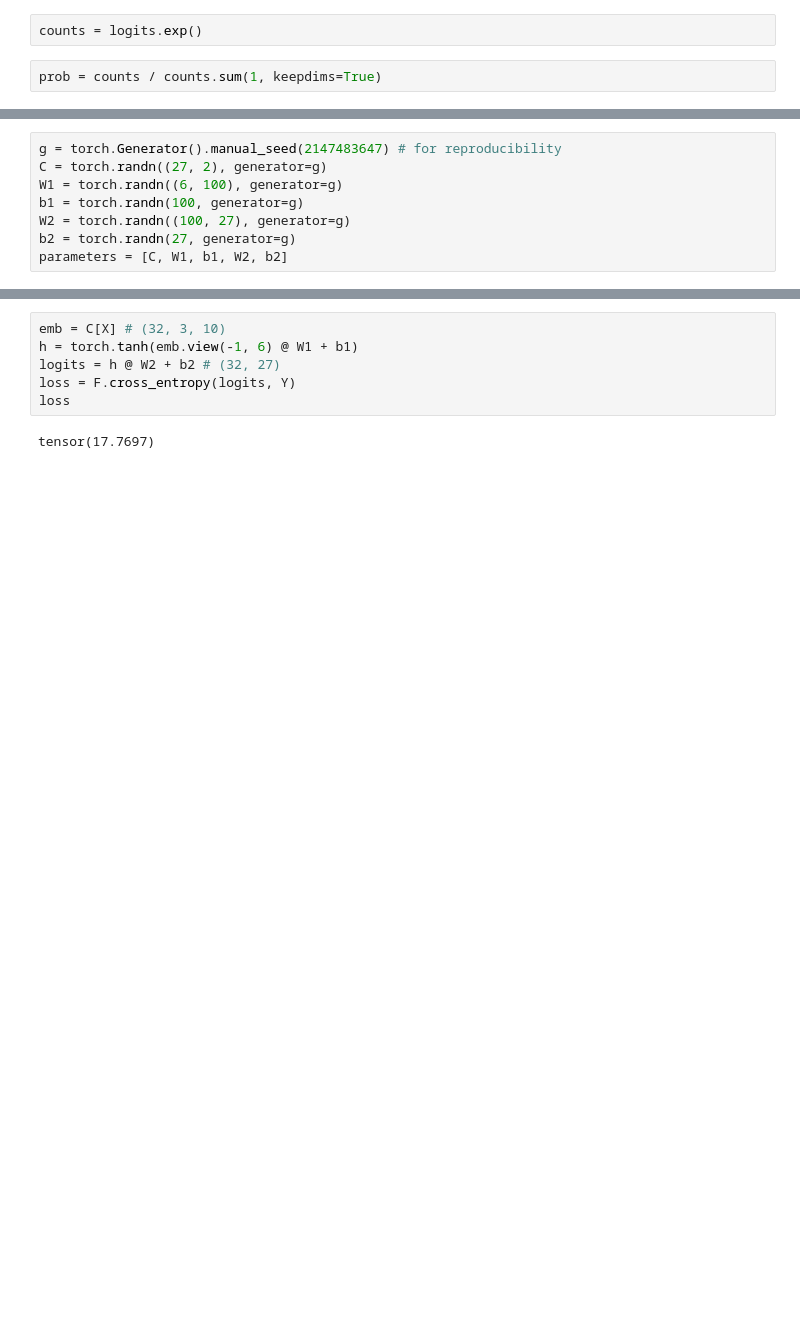
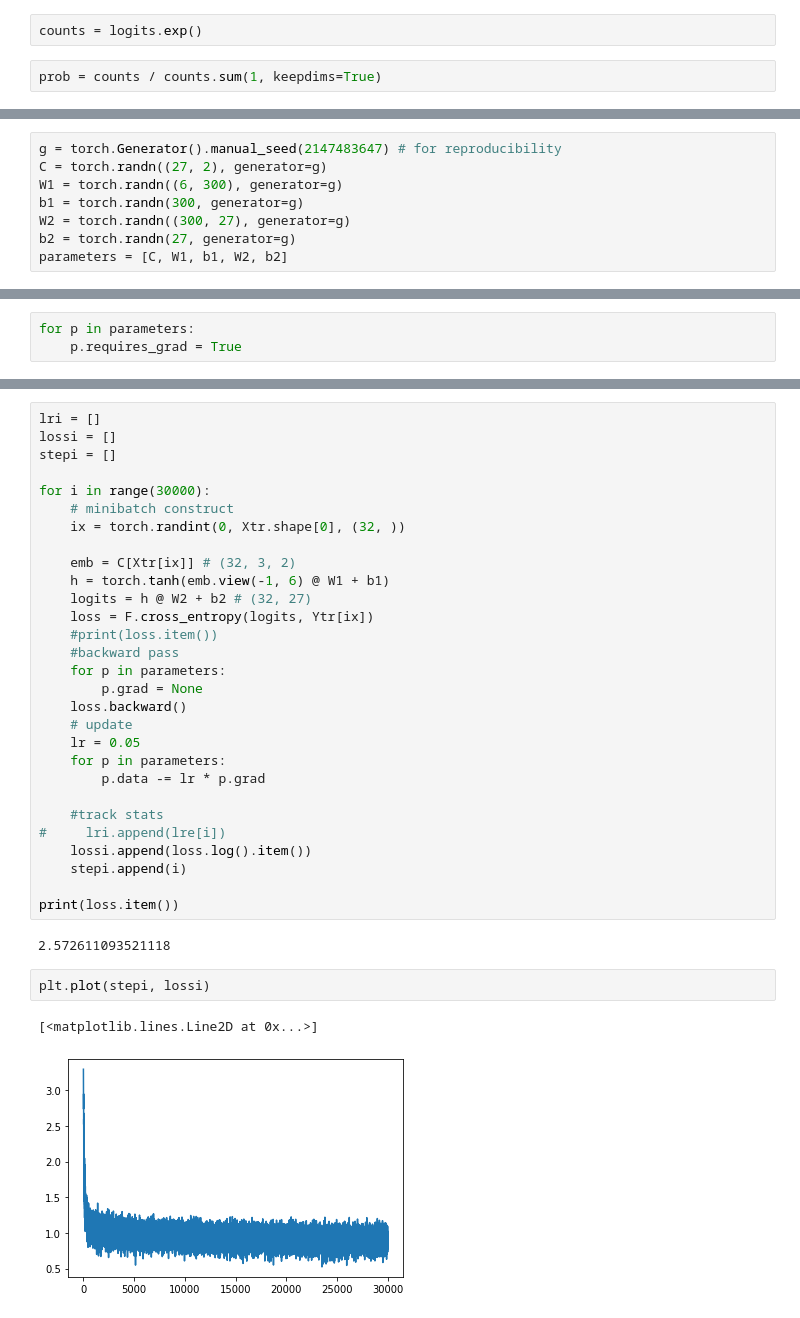
Before and after one commit to Meta-Sean/nn-zero-to-hero, a Jupyter notebook: follow-along/makemore_pt2.ipynb, the cells around one changed output, grey strips where cells are left out. Saved outputs shown, nothing was run; the diff lists cells and outputs as text; blank space fills up the shorter version.

```diff
--- a/follow-along/makemore_pt2.ipynb
+++ b/follow-along/makemore_pt2.ipynb
@@ -254,9 +241,9 @@ tensor(15.1882)
 # %%
 g = torch.Generator().manual_seed(2147483647) # for reproducibility
 C = torch.randn((27, 2), generator=g)
-W1 = torch.randn((6, 100), generator=g)
-b1 = torch.randn(100, generator=g)
-W2 = torch.randn((100, 27), generator=g)
+W1 = torch.randn((6, 300), generator=g)
+b1 = torch.randn(300, generator=g)
+W2 = torch.randn((300, 27), generator=g)
 b2 = torch.randn(27, generator=g)
 parameters = [C, W1, b1, W2, b2]
 # %%
@@ -265,0 +253,3 @@ sum(p.nelement() for p in parameters)
+# %%
+for p in parameters:
+    p.requires_grad = True
@@ -266,8 +278,36 @@ sum(p.nelement() for p in parameters)
 # %%
-emb = C[X] # (32, 3, 10)
-h = torch.tanh(emb.view(-1, 6) @ W1 + b1)
-logits = h @ W2 + b2 # (32, 27)
-loss = F.cross_entropy(logits, Y)
-loss
+lri = []
+lossi = []
+stepi = []
+
+for i in range(30000):
+    # minibatch construct
+    ix = torch.randint(0, Xtr.shape[0], (32, ))
+
+    emb = C[Xtr[ix]] # (32, 3, 2)
+    h = torch.tanh(emb.view(-1, 6) @ W1 + b1)
+    logits = h @ W2 + b2 # (32, 27)
+    loss = F.cross_entropy(logits, Ytr[ix])
+    #print(loss.item())
+    #backward pass
+    for p in parameters:
+        p.grad = None
+    loss.backward()
+    # update
+    lr = 0.05
+    for p in parameters:
+        p.data -= lr * p.grad
+
+    #track stats
+#     lri.append(lre[i])
+    lossi.append(loss.log().item())
+    stepi.append(i)
+
+print(loss.item())
 # %% [output]
-tensor(17.7697)
+2.572611093521118
+# %%
+plt.plot(stepi, lossi)
+# %% [output]
+[<matplotlib.lines.Line2D at 0x...>]
+[figure, added]
```
Also changed, not shown: parts of 26 cells of this notebook.
